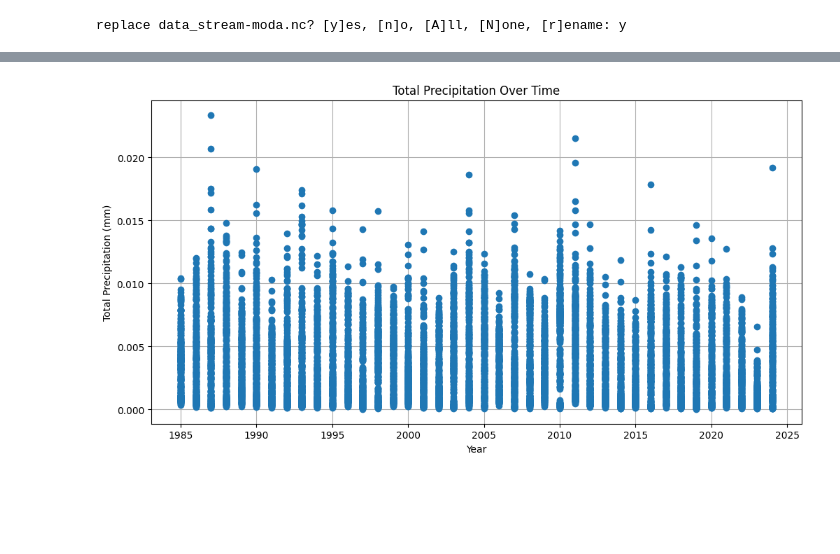
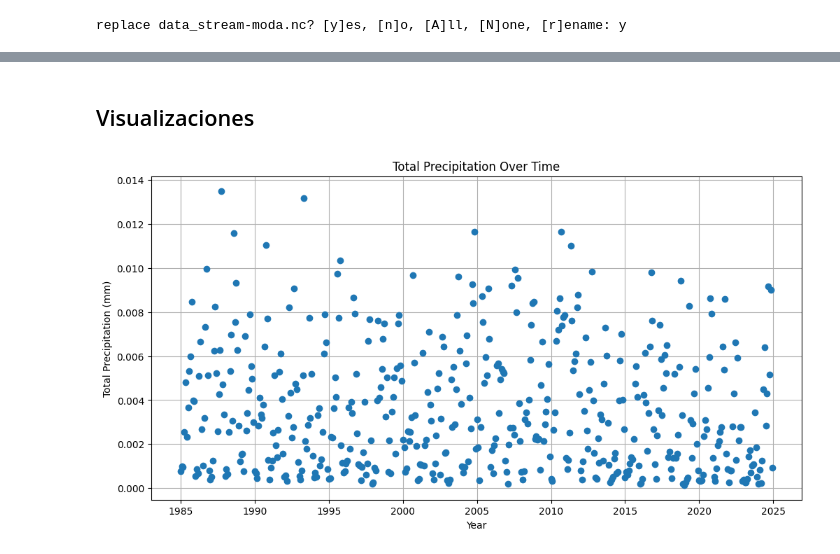
Before and after one commit to Mariannly/Quark5-CoAfina2025, a Jupyter notebook: leer_datos.ipynb, the cells around one changed output, grey strips where cells are left out. Drawn from its saved outputs; the diff is of its cells as text; code cells hidden in the pictures; blank space fills up the shorter version.

```diff
--- a/leer_datos.ipynb
+++ b/leer_datos.ipynb
@@ -201,10 +152,53 @@ df_ds
+# %%
+# Fechas
+t = pd.to_datetime(df["valid_time"]).values
+
+# conviertir a mm/día y ajustar valores
+pr_rate  = df["tp"].to_numpy() *30 * 1000.0
+pet_rate = -df["pev"].to_numpy() *30 * 1000.0
+
+# Empaquetar con unidades
+pr  = xr.DataArray(pr_rate,  coords={"time": t}, dims=("time",), attrs={"units": "mm d-1"})
+pet = xr.DataArray(pet_rate, coords={"time": t}, dims=("time",), attrs={"units": "mm d-1"})
+
+# Restar y reasignar units
+wb = pr - pet
+wb = wb.assign_attrs(units="mm d-1")
+
+# Funciones de SPI y SPEI
+SPI  = getattr(xc.indices, "spi",  getattr(xc.indices, "standardized_precipitation_index"))
+SPEI = getattr(xc.indices, "spei", getattr(xc.indices, "standardized_precipitation_evapotranspiration_index"))
+
+# Calcular y guardar data
+windows = [1, 3, 6, 12]
+spi  = {k: SPI(pr, window=k).to_series().rename(f"SPI_{k}") for k in windows}
+spei = {k: SPEI(wb=wb, window=k).to_series().rename(f"SPEI_{k}") for k in windows}
+# %%
+# Unir valores de SPI y SPEI
+spi_df  = pd.concat(spi.values(), axis=1)
+spei_df = pd.concat(spei.values(), axis=1)
+indices_df = pd.concat([spi_df, spei_df], axis=1)
+
+# Merge con la df original por fecha
+df = df.set_index("valid_time").join(indices_df)
+df = df.reset_index()
+# %%
+#days = t.to_numpy()
+
+days = 30
+
+df["e"]  = -df["e"].to_numpy()  *days * 1000.0
+df["pev"] = -df["pev"].to_numpy() *days * 1000.0
+df["tp"]  = df["tp"].to_numpy() * days * 1000.0
+# %% [markdown]
+## Visualizaciones
 # %%
 plt.figure(figsize=(12, 6))
-plt.plot(years, df_ds['tp'], marker='o', linestyle='')
+plt.plot(df["valid_time"], df['tp'], marker='o', linestyle='')
 plt.title('Total Precipitation Over Time')
 plt.xlabel('Year')
 plt.ylabel('Total Precipitation (mm)')
 plt.grid(True)
 plt.show()
 # %% [output]
-[figure, old version]
+[figure, new version]
```
Also changed, not shown: parts of 32 cells of this notebook.
